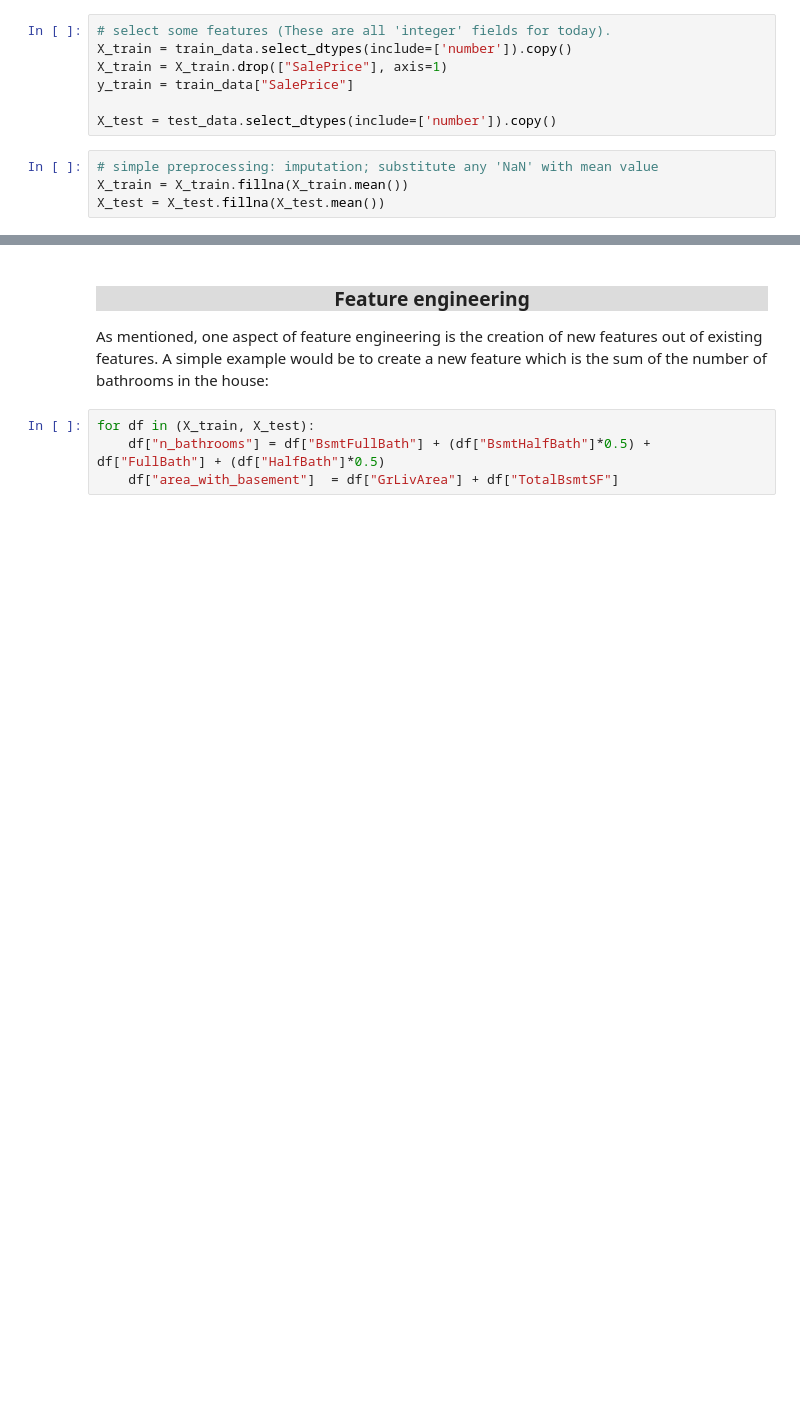
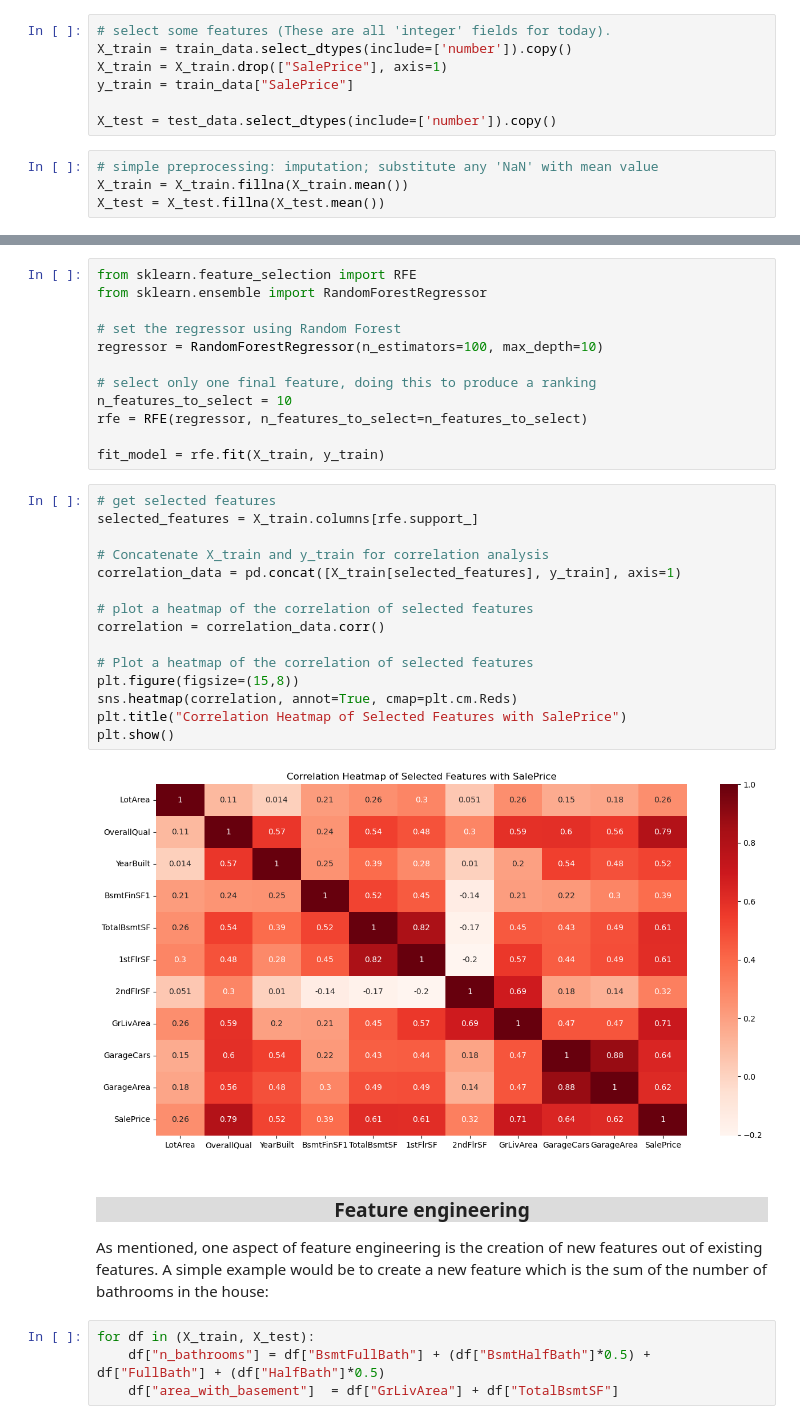
Before and after one commit to Nathan-13/Applications-of-ML, a Jupyter notebook: XGBoost Regression Assignment (Submit to Kaggle).ipynb, the cells around one changed output, grey strips where cells are left out. Cells and saved outputs as stored; diff of their text form; blank space fills up the shorter version.

```diff
--- a/XGBoost Regression Assignment (Submit to Kaggle).ipynb
+++ b/XGBoost Regression Assignment (Submit to Kaggle).ipynb
@@ -81,3 +69,32 @@ from sklearn.feature_selection import RFE
+# %%
+from sklearn.feature_selection import RFE
+from sklearn.ensemble import RandomForestRegressor
+
+# set the regressor using Random Forest
+regressor = RandomForestRegressor(n_estimators=100, max_depth=10)
+
+# select only one final feature, doing this to produce a ranking
+n_features_to_select = 10
+rfe = RFE(regressor, n_features_to_select=n_features_to_select)
+
+fit_model = rfe.fit(X_train, y_train)
+# %%
+# get selected features
+selected_features = X_train.columns[rfe.support_]
+
+# Concatenate X_train and y_train for correlation analysis
+correlation_data = pd.concat([X_train[selected_features], y_train], axis=1)
+
+# plot a heatmap of the correlation of selected features
+correlation = correlation_data.corr()
+
+# Plot a heatmap of the correlation of selected features
+plt.figure(figsize=(15,8))
+sns.heatmap(correlation, annot=True, cmap=plt.cm.Reds)
+plt.title("Correlation Heatmap of Selected Features with SalePrice")
+plt.show()
+# %% [output]
+[figure, added]
 # %% [markdown]
 ### <center style="background-color:Gainsboro; width:60%;">Feature engineering</center>
 As mentioned, one aspect of feature engineering is the creation of new features out of existing features. A simple example would be to create a new feature which is the sum of the number of bathrooms in the house:
```
Also changed, not shown: parts of 19 cells of this notebook, 2 other files.
